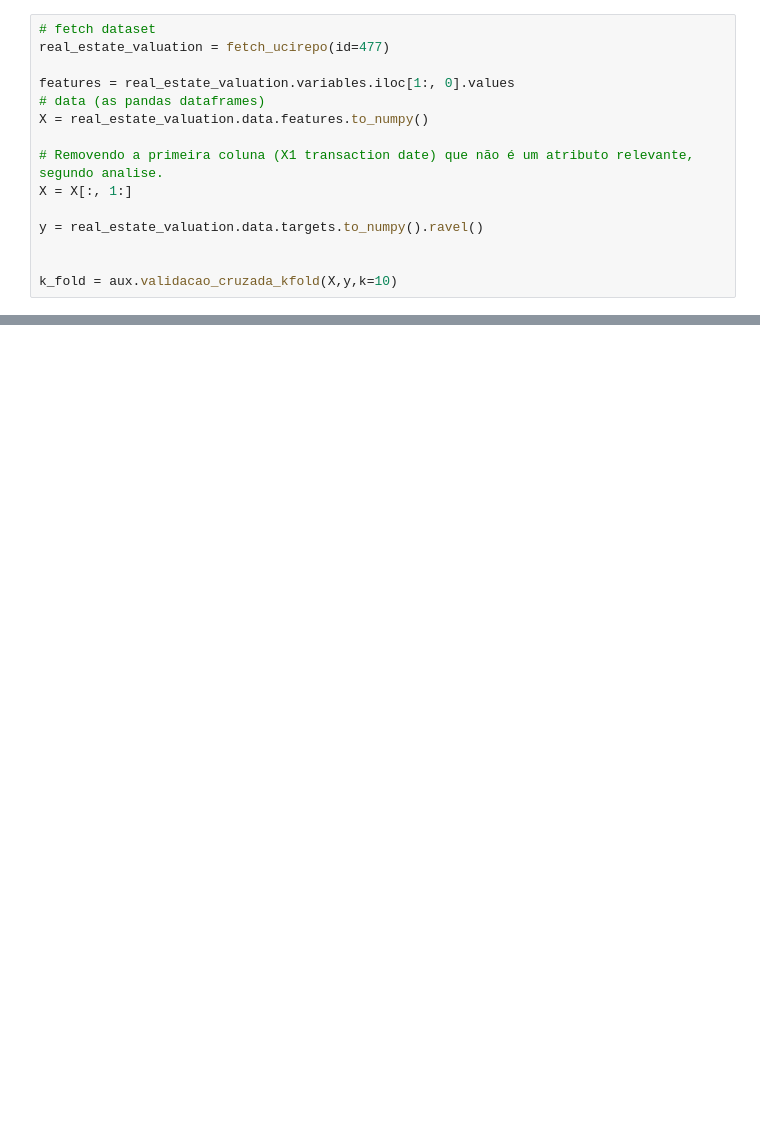
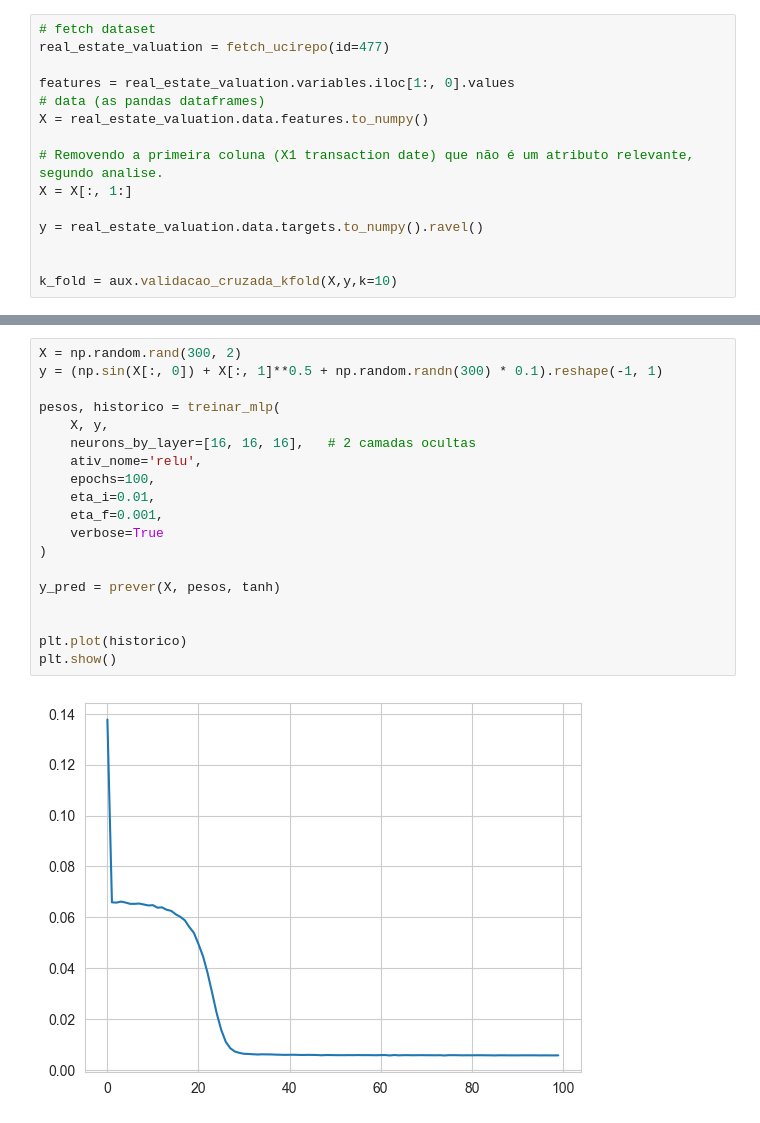
Before and after one commit to LucasJLBraz/Trabalhos_IC_Aplicada, a Jupyter notebook: notebooks/TC1/2.03-ljlb-regressao-MLP_H1.ipynb, the cells around one changed output, grey strips where cells are left out. Drawn from its saved outputs; the diff is of its cells as text; blank space fills up the shorter version.

```diff
--- a/notebooks/TC1/2.03-ljlb-regressao-MLP_H1.ipynb
+++ b/notebooks/TC1/2.03-ljlb-regressao-MLP_H1.ipynb
@@ -276,0 +796,21 @@ plt.plot(np.mean(historicos_mses, axis=0))
+# %%
+X = np.random.rand(300, 2)
+y = (np.sin(X[:, 0]) + X[:, 1]**0.5 + np.random.randn(300) * 0.1).reshape(-1, 1)
+
+pesos, historico = treinar_mlp(
+    X, y,
+    neurons_by_layer=[16, 16, 16],   # 2 camadas ocultas
+    ativ_nome='relu',
+    epochs=100,
+    eta_i=0.01,
+    eta_f=0.001,
+    verbose=True
+)
+
+y_pred = prever(X, pesos, tanh)
+
+
+plt.plot(historico)
+plt.show()
+# %% [output]
+[figure, added]
```
Also changed, not shown: parts of 5 cells of this notebook, 1 other file.
